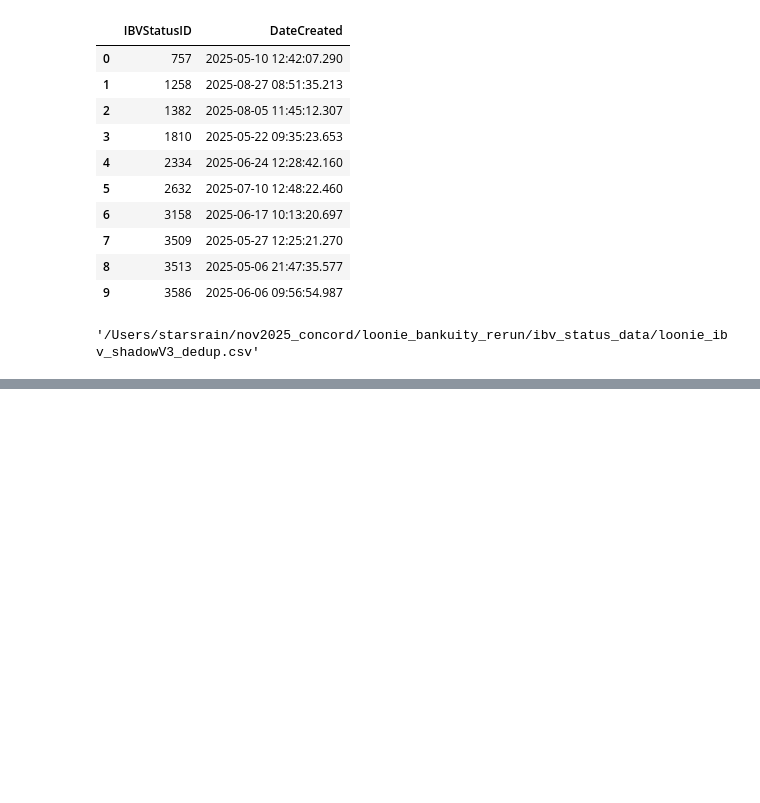
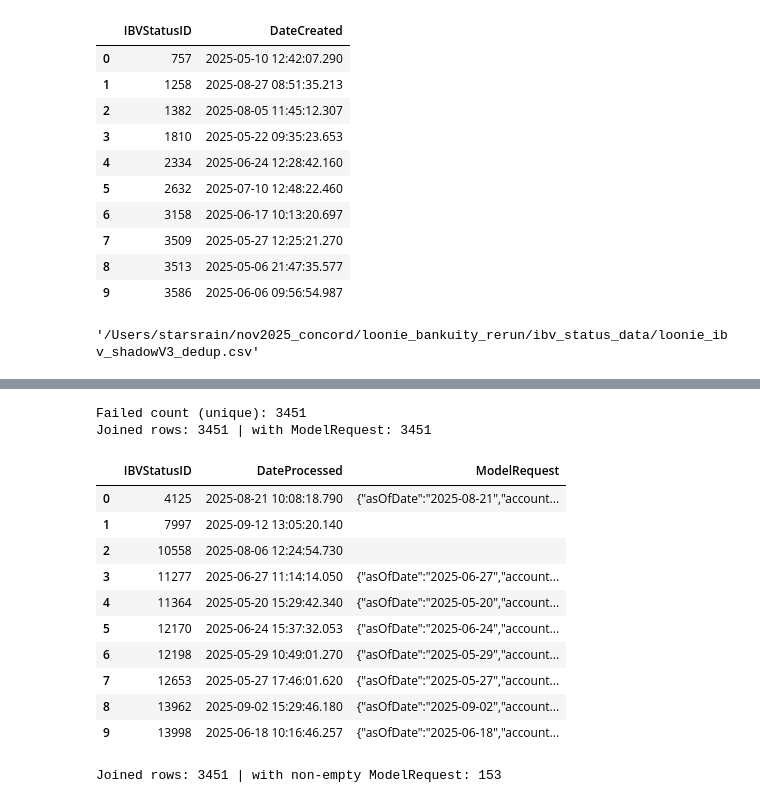
Before and after one commit to Junchen-concord/loonie_bankuity_rerun, a Jupyter notebook: notebooks/jcx_misc_codes.ipynb, the cells around one changed output, grey strips where cells are left out. Cells and saved outputs as stored; diff of their text form; code cells hidden in the pictures; blank space fills up the shorter version.

```diff
--- a/notebooks/jcx_misc_codes.ipynb
+++ b/notebooks/jcx_misc_codes.ipynb
@@ -544,0 +574,63 @@ out_csv
+# %%
+import re
+
+# 1) Parse failed IBVStatusIDs from Azure job log
+
+
+log_path = "/Users/starsrain/nov2025_concord/loonie_bankuity_rerun/rerun_output_data/1124_log.txt"
+
+failed_ids = []
+with open(log_path, "r", encoding="utf-8", errors="ignore") as f:
+    for line in f:
+        m = re.search(r"IBVStatusID\s+(\d+)\s+failed", line, flags=re.IGNORECASE)
+        if m:
+            failed_ids.append(int(m.group(1)))
+
+df_failed = pd.DataFrame(sorted(set(failed_ids)), columns=["IBVStatusID"])
+print(f"Failed count (unique): {len(df_failed)}")
+df_failed.head(10)
+
+# 2) Join with df_ibvIDs to inspect ModelRequest situations
+assert 'IBVStatusID' in df_ibvIDs_closest.columns, "df_ibvIDs_closest missing 'IBVStatusID'"
+
+df_failed_details = df_failed.merge(df_ibvIDs_closest, on='IBVStatusID', how='left')
+
+# 3) Coverage report
+present = df_failed_details['ModelRequest'].notna().sum() if 'ModelRequest' in df_failed_details.columns else 0
+print(f"Joined rows: {len(df_failed_details)} | with ModelRequest: {present}")
+
+
+# 5) Preview
+cols = [c for c in ['IBVStatusID','DateProcessed','ModelRequest'] if c in df_failed_details.columns]
+df_failed_details[cols].head(10)
+# %% [output]
+Failed count (unique): 3451
+Joined rows: 3451 | with ModelRequest: 3451
+|  | IBVStatusID | DateProcessed | ModelRequest |
+| 0 | 4125 | 2025-08-21 10:08:18.790 | {"asOfDate":"2025-08-21","account... |
+| 1 | 7997 | 2025-09-12 13:05:20.140 |  |
+| 2 | 10558 | 2025-08-06 12:24:54.730 |  |
+| 3 | 11277 | 2025-06-27 11:14:14.050 | {"asOfDate":"2025-06-27","account... |
+| 4 | 11364 | 2025-05-20 15:29:42.340 | {"asOfDate":"2025-05-20","account... |
+| 5 | 12170 | 2025-06-24 15:37:32.053 | {"asOfDate":"2025-06-24","account... |
+| 6 | 12198 | 2025-05-29 10:49:01.270 | {"asOfDate":"2025-05-29","account... |
+| 7 | 12653 | 2025-05-27 17:46:01.620 | {"asOfDate":"2025-05-27","account... |
+| 8 | 13962 | 2025-09-02 15:29:46.180 | {"asOfDate":"2025-09-02","account... |
+| 9 | 13998 | 2025-06-18 10:16:46.257 | {"asOfDate":"2025-06-18","account... |
+# %%
+# Robust coverage check: treat empty strings/whitespace/"nan" as missing
+if 'ModelRequest' in df_failed_details.columns:
+    mr_str = df_failed_details['ModelRequest'].astype(str)
+    has_model_request = (
+        df_failed_details['ModelRequest'].notna()
+        & mr_str.str.strip().ne("")
+        & mr_str.str.strip().str.lower().ne("nan")
+    )
+    present_robust = int(has_model_request.sum())
+    print(f"Joined rows: {len(df_failed_details)} | with non-empty ModelRequest: {present_robust}")
+
+    # Optional: peek at first few rows missing ModelRequest content
+    missing_preview = df_failed_details.loc[~has_model_request, ['IBVStatusID','DateProcessed','ModelRequest']].head(10)
+    missing_preview
+# %% [output]
+Joined rows: 3451 | with non-empty ModelRequest: 153
```
Also changed, not shown: parts of 9 cells of this notebook, 2 other files.
